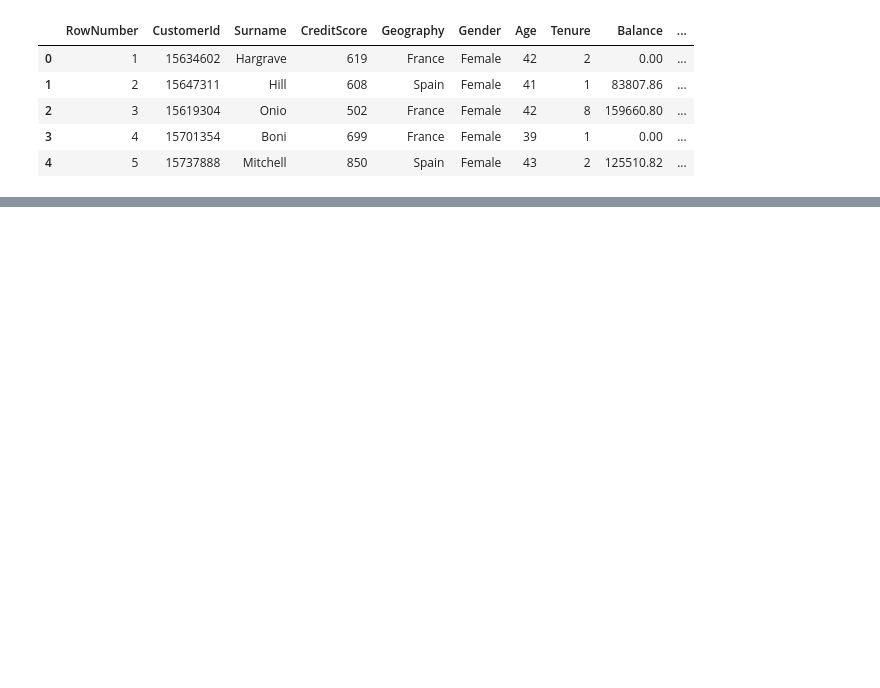
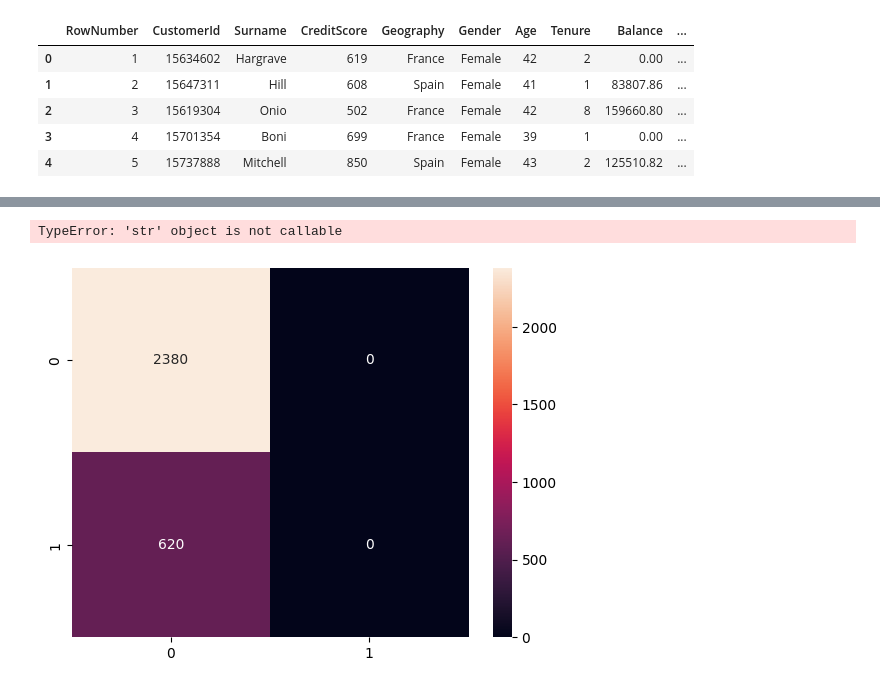
Before and after one commit to cmd-cosmos/ml-algorithms, a Jupyter notebook: Deep-Learning/Neural-Networks/ANN/ANN-bank-customer-churn.ipynb, the cells around one changed output, grey strips where cells are left out. Saved outputs shown, nothing was run; the diff lists cells and outputs as text; code cells hidden in the pictures; blank space fills up the shorter version.

Commit message:
finished churn prediction for bank data

```diff
--- a/Deep-Learning/Neural-Networks/ANN/ANN-bank-customer-churn.ipynb
+++ b/Deep-Learning/Neural-Networks/ANN/ANN-bank-customer-churn.ipynb
@@ -22,0 +58,7 @@ df.head()
+# %%
+### train test split
+
+X = df2.drop("Exited", axis=1)
+y = df2["Exited"]
+
+X_train, X_test, y_train, y_test = train_test_split(X, y, test_size=0.3, random_state=10)
@@ -22,0 +73,16 @@ df.head()
+# %%
+### building the model
+
+model = keras.Sequential([
+    keras.layers.Dense(14, input_shape=(14,), activation="relu"),
+    keras.layers.Dense(20, activation="relu"),
+    keras.layers.Dense(1,  activation="sigmoid"),
+])
+
+model.compile(
+    optimizer="adam",
+    loss="binary_crossentropy",
+    metrics=["accuracy"]
+)
+
+model.fit(X_train, y_train, epochs=20)
@@ -22,0 +114,3 @@ df.head()
+# %%
+y_preds = model.predict(X_test)
+y_preds[:5]
@@ -22,0 +124,9 @@ df.head()
+# %%
+predictions = []
+for pred in y_preds:
+    if pred > 0.5:
+        predictions.append(1)
+    else:
+        predictions.append(0)
+
+predictions[:5]
@@ -22,0 +156,9 @@ df.head()
+# %%
+conf_matix = confusion_matrix(y_test, predictions)
+
+sns.heatmap(conf_matix, annot=True, fmt='d')
+plt.xlabel(xlabel="predictions")
+plt.ylabel(ylabel="truth")
+# %% [output]
+TypeError: 'str' object is not callable
+[figure, added]
```
Also changed, not shown: parts of 12 cells of this notebook.
